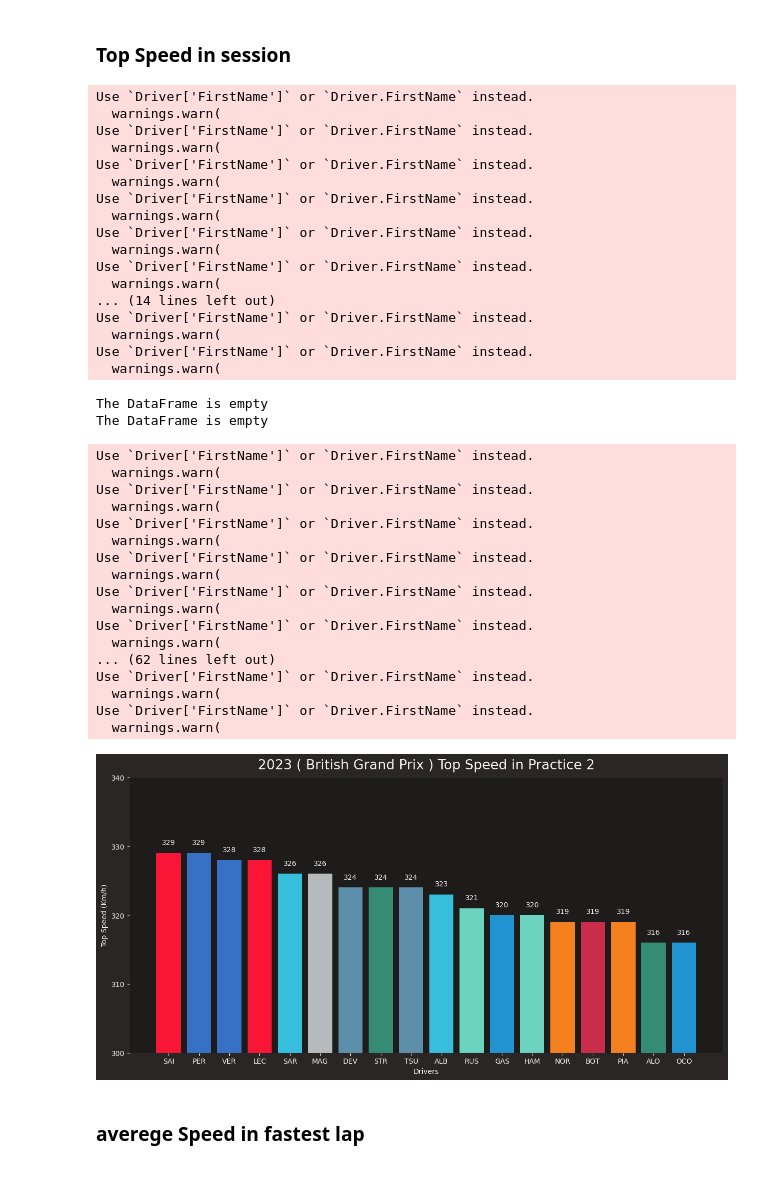
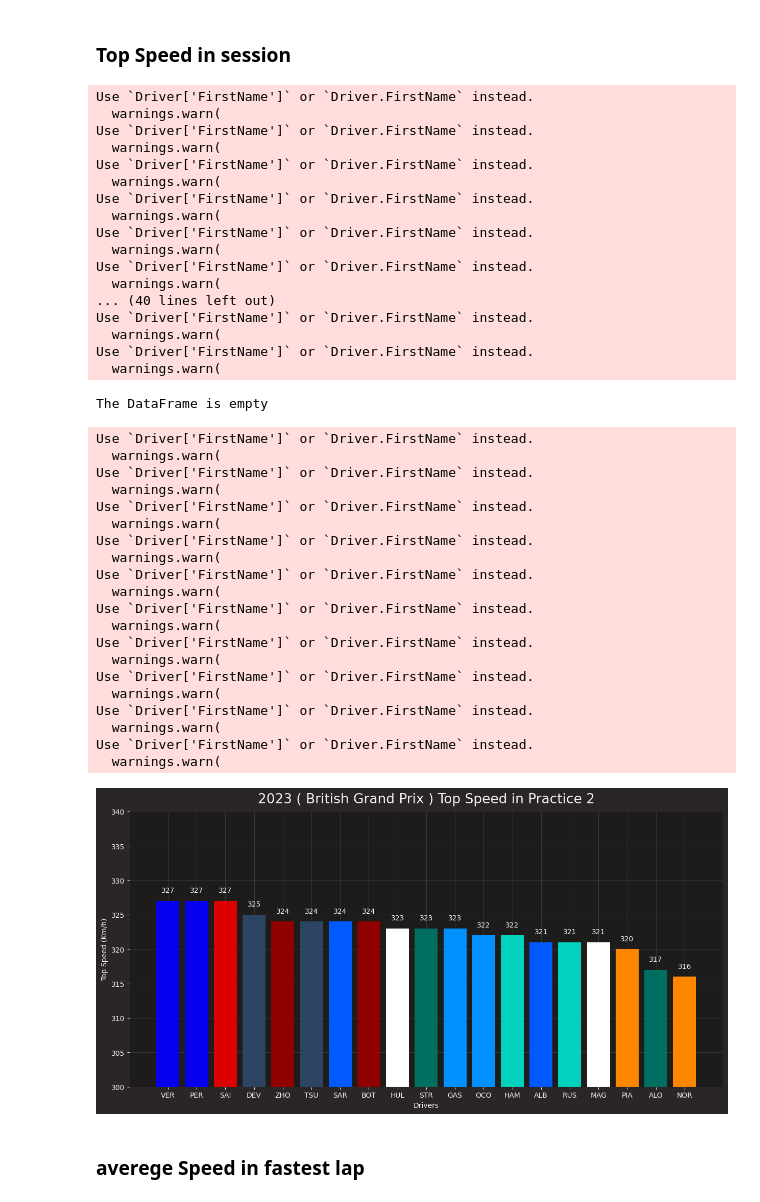
Before and after one commit to RACIM01/F1_Data_Analysing_RCM, a Jupyter notebook: Practice.ipynb, the cells around one changed output. Cells and saved outputs as stored; diff of their text form; code cells hidden in the pictures.

```diff
--- a/Practice.ipynb
+++ b/Practice.ipynb
@@ -15,7 +15,9 @@ import matplotlib.dates as mdates
 
 # enabling misc_mpl_mods will turn on minor grid lines that clutters the plot
 fastf1.plotting.setup_mpl(mpl_timedelta_support=False, misc_mpl_mods=False)
+# %%
+ses = 2
 # %%
-session = fastf1.get_session(2023,10,'FP3')
+session = fastf1.get_session(2023,10,sessions[str(ses)])
 session.load()
 # %% [output]
@@ -120,18 +118,18 @@ min_lap_time = int(laps_session["LapTimeS"].min()-1)
 plt.figure(figsize=(15, 7))
 color_picked = []
 # for i in drivers[:10]:
-for i in ['1','4','16','63']:
+for i in drivers:
     lap_ordred = laps_session.loc[laps_session["DriverNumber"] == i].sort_values(by='LapStartDateM', ascending=True)
     x = lap_ordred["LapStartDate"]
     y = lap_ordred["LapTimeS"]
 
     driver_name = session.get_driver(i)["Abbreviation"]
-    team_color = session.get_driver(i)["TeamColor"]
+    team_color =  fastf1.plotting.team_color(session.get_driver(i)["TeamName"])
 
     if team_color in color_picked:
-        plt.scatter(x, y, color="#"+team_color, marker='o', label=driver_name)
+        plt.scatter(x, y, color=team_color, marker='o', label=driver_name)
     else:
-        plt.scatter(x, y, color="#"+team_color, marker='+', label=driver_name)
+        plt.scatter(x, y, color=team_color, marker='+', label=driver_name)
         color_picked.append(team_color)
 # Set the x-axis formatter
 plt.gca().xaxis.set_major_formatter(mdates.DateFormatter("%H:%M"))
@@ -147,7 +145,7 @@ plt.ylabel('Seconds Gap')
 
 plt.yticks(range(min_lap_time, max_lap_time, 1))
 
-
+plt.grid(True, alpha=0.2)
 
 # Add legend
 plt.legend(loc='center left', bbox_to_anchor=(1, 0.5))
@@ -210,11 +208,11 @@ for i in drivers:
         Top_Speed = max_speed.loc[max_speed['Speed'].idxmax(),"Speed"]
         Driver = session.get_driver(i)[["DriverNumber"]].values[0]
         DriverAB = session.get_driver(i)[["Abbreviation"]].values[0]
-        TeamColor = session.get_driver(i)[["TeamColor"]].values[0]
+        TeamColor = fastf1.plotting.team_color(session.get_driver(i)["TeamName"])
         driver_list.append(Driver)
         DriverAB_list.append(DriverAB)
         top_speed_list.append(Top_Speed)
-        color_list.append('#'+TeamColor)
+        color_list.append(TeamColor)
 df_top_speed["DriverNumber"] = driver_list
 df_top_speed["Driver"] = DriverAB_list
 df_top_speed["TopSpeed"] = top_speed_list
@@ -233,13 +231,12 @@ Use `Driver['FirstName']` or `Driver.FirstName` instead.
   warnings.warn(
 Use `Driver['FirstName']` or `Driver.FirstName` instead.
   warnings.warn(
-... (14 lines left out)
+... (40 lines left out)
 Use `Driver['FirstName']` or `Driver.FirstName` instead.
   warnings.warn(
 Use `Driver['FirstName']` or `Driver.FirstName` instead.
   warnings.warn(
 The DataFrame is empty
-The DataFrame is empty
 Use `Driver['FirstName']` or `Driver.FirstName` instead.
   warnings.warn(
 Use `Driver['FirstName']` or `Driver.FirstName` instead.
@@ -252,33 +249,37 @@ Use `Driver['FirstName']` or `Driver.FirstName` instead.
   warnings.warn(
 Use `Driver['FirstName']` or `Driver.FirstName` instead.
   warnings.warn(
-... (62 lines left out)
 Use `Driver['FirstName']` or `Driver.FirstName` instead.
   warnings.warn(
 Use `Driver['FirstName']` or `Driver.FirstName` instead.
   warnings.warn(
+Use `Driver['FirstName']` or `Driver.FirstName` instead.
+  warnings.warn(
+Use `Driver['FirstName']` or `Driver.FirstName` instead.
+  warnings.warn(
 # %%
 plt.figure(figsize=(15, 7))
 x = df_top_speed["Driver"].reset_index(drop=True)
 y = df_top_speed["TopSpeed"].reset_index(drop=True)
 
 # Create the bar plot
 plt.bar(x, y,color = df_top_speed["Color"])
 
 # Add labels and title
 plt.xlabel('Drivers')
 plt.ylabel('Top Speed (Km/h)')
 plt.title('2023 ( '+session.event["EventName"]+' ) Top Speed in '+session.event["Session2"])
-plt.yticks(range(300, 400, 10))
+plt.yticks(range(300, 400, 5))
 plt.ylim(300, 340)
 # Add text annotations on top of bars
 for i in range(len(x)):
     plt.text(i, y.loc[i]+1, str(y.loc[i]), ha='center', va='bottom')
 
+plt.grid(True, alpha=0.2)
 # Display the plot
 plt.show()
 # %% [output]
-[figure, old version]
+[figure, new version]
 # %% [markdown]
 ### averege Speed in fastest lap
 # %%
```
Also changed, not shown: parts of 16 cells of this notebook, 4 other files.
